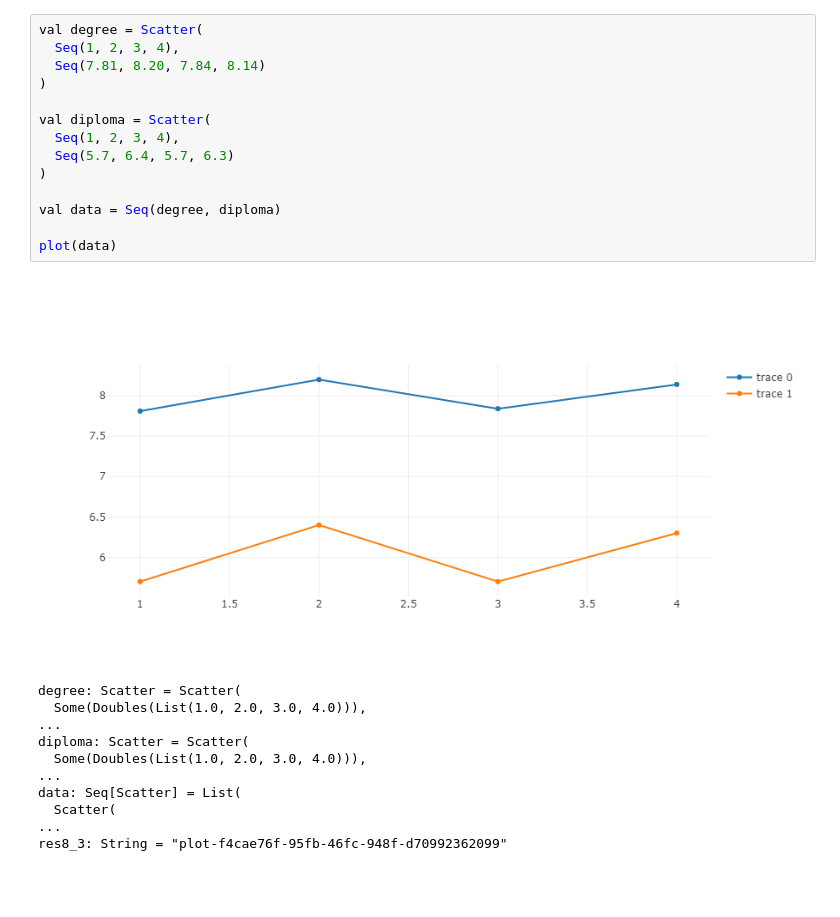
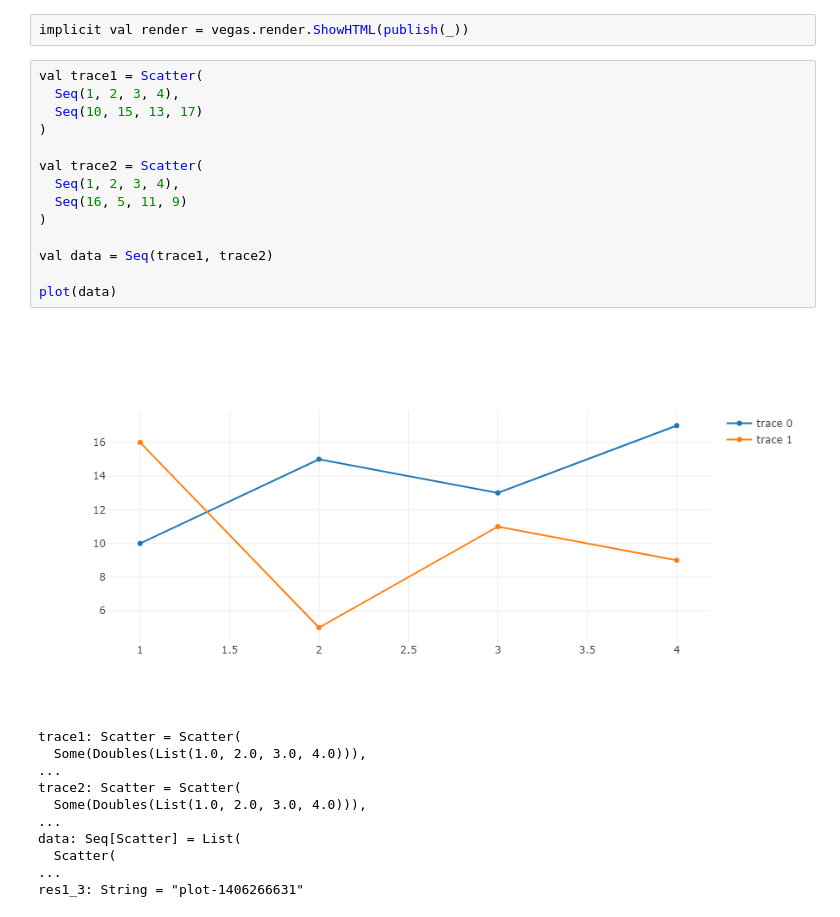
Before and after one commit to siddhusalvi/Stock-Market-Data-Visualization, a Jupyter notebook: ploty.ipynb, the cells around one changed output. Cells and saved outputs as stored; diff of their text form; blank space fills up the shorter version.

```diff
--- a/ploty.ipynb
+++ b/ploty.ipynb
@@ -32,26 +83,28 @@ repl.pprinter() = repl.pprinter().copy(defaultHeight = 3)
+# %%
+implicit val render = vegas.render.ShowHTML(publish(_))
 # %%
-val degree = Scatter(
+val trace1 = Scatter(
   Seq(1, 2, 3, 4),
-  Seq(7.81, 8.20, 7.84, 8.14)
+  Seq(10, 15, 13, 17)
 )
 
-val diploma = Scatter(
+val trace2 = Scatter(
   Seq(1, 2, 3, 4),
-  Seq(5.7, 6.4, 5.7, 6.3)
+  Seq(16, 5, 11, 9)
 )
 
-val data = Seq(degree, diploma)
+val data = Seq(trace1, trace2)
 
 plot(data)
 # %% [output]
-[figure, old version]
+[figure, new version]
-degree: Scatter = Scatter(
+trace1: Scatter = Scatter(
   Some(Doubles(List(1.0, 2.0, 3.0, 4.0))),
 ...
-diploma: Scatter = Scatter(
+trace2: Scatter = Scatter(
   Some(Doubles(List(1.0, 2.0, 3.0, 4.0))),
 ...
 data: Seq[Scatter] = List(
   Scatter(
 ...
-res8_3: String = "plot-f4cae76f-95fb-46fc-948f-d70992362099"
+res1_3: String = "plot-1406266631"
```
Also changed, not shown: parts of 34 cells of this notebook.
